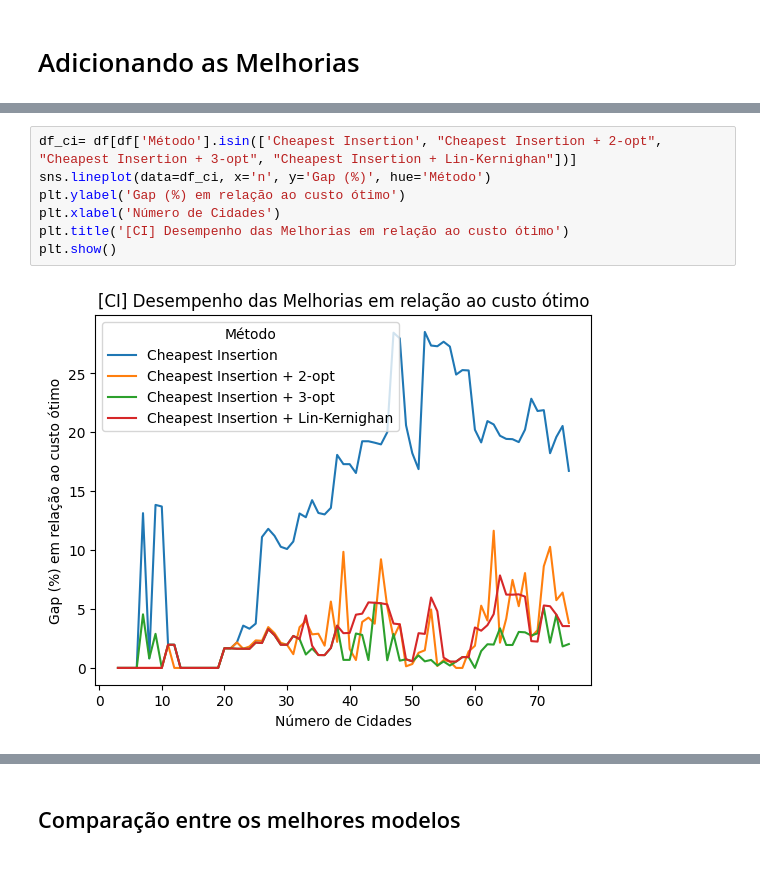
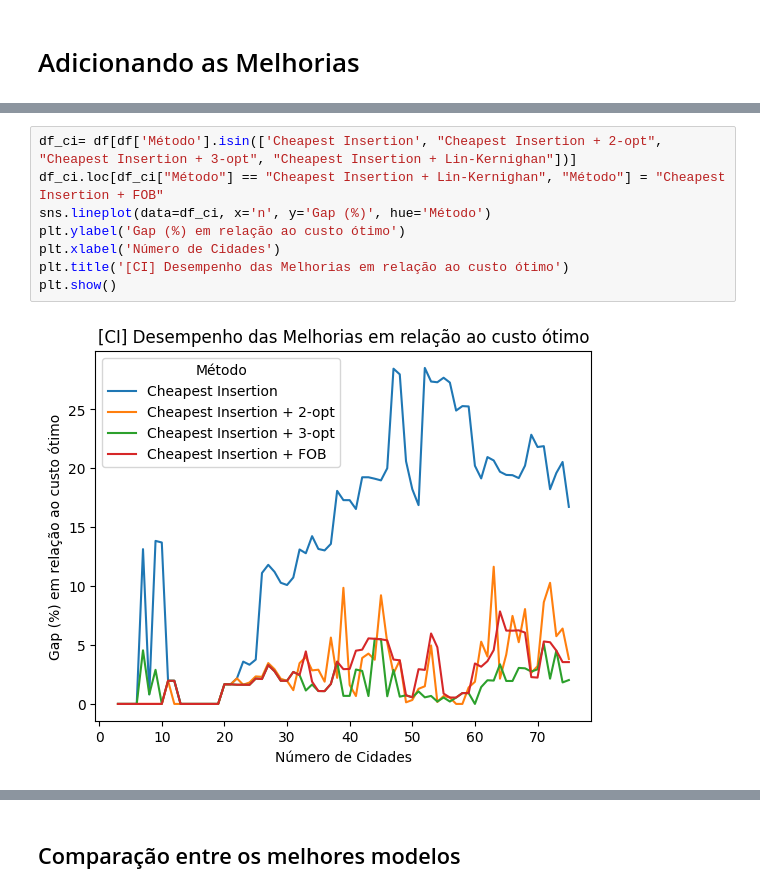
Before and after one commit to AlexandreBJunqueira/heuristics, a Jupyter notebook: analise.ipynb, the cells around one changed output, grey strips where cells are left out. Saved outputs shown, nothing was run; the diff lists cells and outputs as text.

```diff
--- a/analise.ipynb
+++ b/analise.ipynb
@@ -111,12 +112,13 @@ plt.show()
 # %%
 df_ci= df[df['Método'].isin(['Cheapest Insertion', "Cheapest Insertion + 2-opt", "Cheapest Insertion + 3-opt", "Cheapest Insertion + Lin-Kernighan"])]
+df_ci.loc[df_ci["Método"] == "Cheapest Insertion + Lin-Kernighan", "Método"] = "Cheapest Insertion + FOB"
 sns.lineplot(data=df_ci, x='n', y='Gap (%)', hue='Método')
 plt.ylabel('Gap (%) em relação ao custo ótimo')
 plt.xlabel('Número de Cidades')
 plt.title('[CI] Desempenho das Melhorias em relação ao custo ótimo')
 plt.show()
 # %% [output]
-[figure, old version]
+[figure, new version]
 # %%
 sns.lineplot(data=df_ci, x='n', y='Tempo (s)', hue='Método')
 plt.ylabel('Tempo (s)')
```
Also changed, not shown: parts of 15 cells of this notebook, 1 other file.
